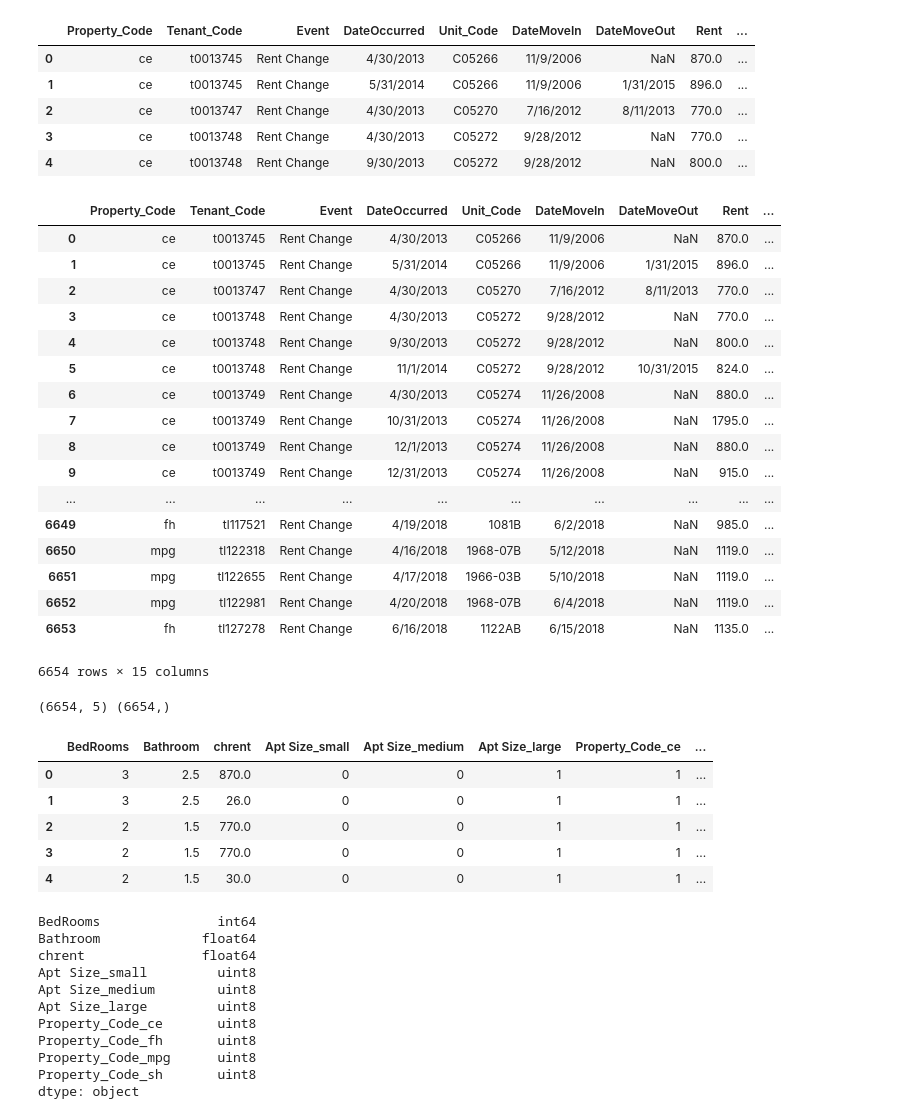
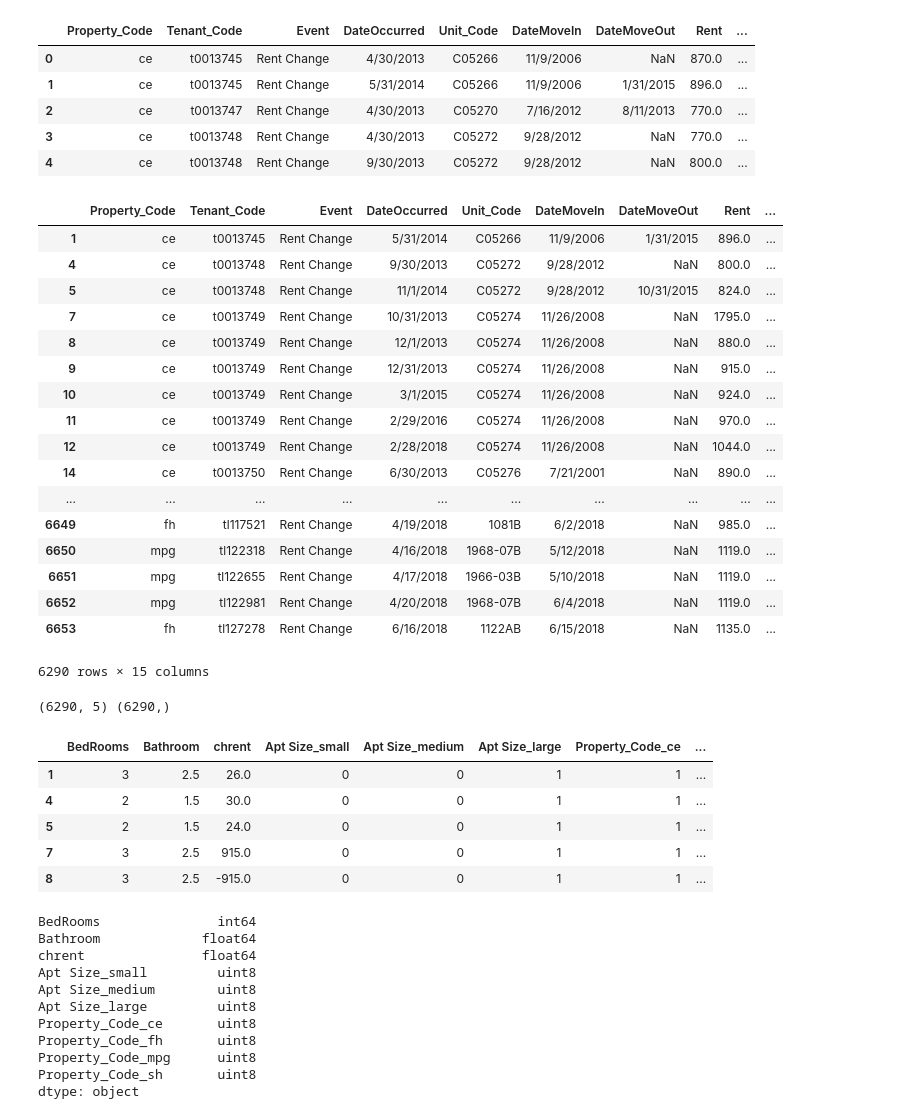
Before and after one commit to richinohio/Final_Project, a Jupyter notebook: Logistic_Tree.ipynb, the cells around one changed output. Drawn from its saved outputs; the diff is of its cells as text; code cells hidden in the pictures.

```diff
--- a/Logistic_Tree.ipynb
+++ b/Logistic_Tree.ipynb
@@ -22,35 +22,37 @@ rent_df.head()
 # %%
 sqft_bins = [0, 600, 1000, 2000]
 bin_names = ["small", "medium", "large"]
 rent_df["Apt Size"] = pd.cut(rent_df["SQFT"], sqft_bins, labels = bin_names)
 rent_df.loc[rent_df["Vacancy"] == 1, "Vacancy"] = "Vacant"
 rent_df.loc[rent_df["Vacancy"] == 0, "Vacancy"] = "Occupied"
+indexNames = rent_df[rent_df["Rent"] == rent_df ["chrent"]].index
+rent_df.drop(indexNames, inplace = True)
 rent_df
 # %% [output]
 |  | Property_Code | Tenant_Code | Event | DateOccurred | Unit_Code | DateMoveIn | DateMoveOut | Rent | ... |
-| 0 | ce | t0013745 | Rent Change | 4/30/2013 | C05266 | 11/9/2006 | NaN | 870.0 | ... |
 | 1 | ce | t0013745 | Rent Change | 5/31/2014 | C05266 | 11/9/2006 | 1/31/2015 | 896.0 | ... |
-| 2 | ce | t0013747 | Rent Change | 4/30/2013 | C05270 | 7/16/2012 | 8/11/2013 | 770.0 | ... |
-| 3 | ce | t0013748 | Rent Change | 4/30/2013 | C05272 | 9/28/2012 | NaN | 770.0 | ... |
 | 4 | ce | t0013748 | Rent Change | 9/30/2013 | C05272 | 9/28/2012 | NaN | 800.0 | ... |
 | 5 | ce | t0013748 | Rent Change | 11/1/2014 | C05272 | 9/28/2012 | 10/31/2015 | 824.0 | ... |
-| 6 | ce | t0013749 | Rent Change | 4/30/2013 | C05274 | 11/26/2008 | NaN | 880.0 | ... |
 | 7 | ce | t0013749 | Rent Change | 10/31/2013 | C05274 | 11/26/2008 | NaN | 1795.0 | ... |
 | 8 | ce | t0013749 | Rent Change | 12/1/2013 | C05274 | 11/26/2008 | NaN | 880.0 | ... |
 | 9 | ce | t0013749 | Rent Change | 12/31/2013 | C05274 | 11/26/2008 | NaN | 915.0 | ... |
+| 10 | ce | t0013749 | Rent Change | 3/1/2015 | C05274 | 11/26/2008 | NaN | 924.0 | ... |
+| 11 | ce | t0013749 | Rent Change | 2/29/2016 | C05274 | 11/26/2008 | NaN | 970.0 | ... |
+| 12 | ce | t0013749 | Rent Change | 2/28/2018 | C05274 | 11/26/2008 | NaN | 1044.0 | ... |
+| 14 | ce | t0013750 | Rent Change | 6/30/2013 | C05276 | 7/21/2001 | NaN | 890.0 | ... |
 | ... | ... | ... | ... | ... | ... | ... | ... | ... | ... |
 | 6649 | fh | tl117521 | Rent Change | 4/19/2018 | 1081B | 6/2/2018 | NaN | 985.0 | ... |
 | 6650 | mpg | tl122318 | Rent Change | 4/16/2018 | 1968-07B | 5/12/2018 | NaN | 1119.0 | ... |
 | 6651 | mpg | tl122655 | Rent Change | 4/17/2018 | 1966-03B | 5/10/2018 | NaN | 1119.0 | ... |
 | 6652 | mpg | tl122981 | Rent Change | 4/20/2018 | 1968-07B | 6/4/2018 | NaN | 1119.0 | ... |
 | 6653 | fh | tl127278 | Rent Change | 6/16/2018 | 1122AB | 6/15/2018 | NaN | 1135.0 | ... |
-6654 rows × 15 columns
+6290 rows × 15 columns
 # %%
 X = rent_df[["Apt Size", "BedRooms", "Bathroom", "chrent", "Property_Code"]]
 y = rent_df["Vacancy"]
 print(X.shape, y.shape)
 # %% [output]
-(6654, 5) (6654,)
+(6290, 5) (6290,)
 # %%
 data = X.copy()
 
@@ -58,11 +60,11 @@ data_binary_encoded = pd.get_dummies(data, columns = ["Apt Size", "Property_Code
 data_binary_encoded.head()
 # %% [output]
 |  | BedRooms | Bathroom | chrent | Apt Size_small | Apt Size_medium | Apt Size_large | Property_Code_ce | ... |
-| 0 | 3 | 2.5 | 870.0 | 0 | 0 | 1 | 1 | ... |
 | 1 | 3 | 2.5 | 26.0 | 0 | 0 | 1 | 1 | ... |
-| 2 | 2 | 1.5 | 770.0 | 0 | 0 | 1 | 1 | ... |
-| 3 | 2 | 1.5 | 770.0 | 0 | 0 | 1 | 1 | ... |
 | 4 | 2 | 1.5 | 30.0 | 0 | 0 | 1 | 1 | ... |
+| 5 | 2 | 1.5 | 24.0 | 0 | 0 | 1 | 1 | ... |
+| 7 | 3 | 2.5 | 915.0 | 0 | 0 | 1 | 1 | ... |
+| 8 | 3 | 2.5 | -915.0 | 0 | 0 | 1 | 1 | ... |
 # %%
 data_binary_encoded = data_binary_encoded.fillna(0)
 # %%
```
Also changed, not shown: parts of 3 cells of this notebook, 3 other files.
